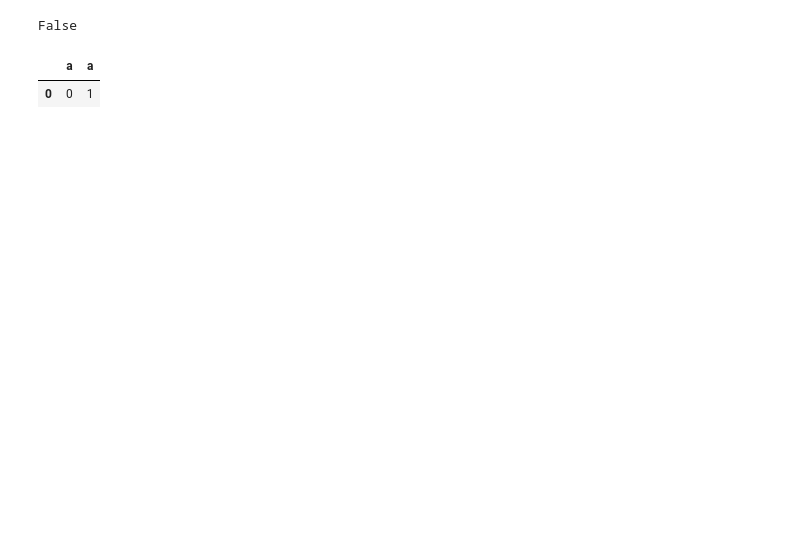
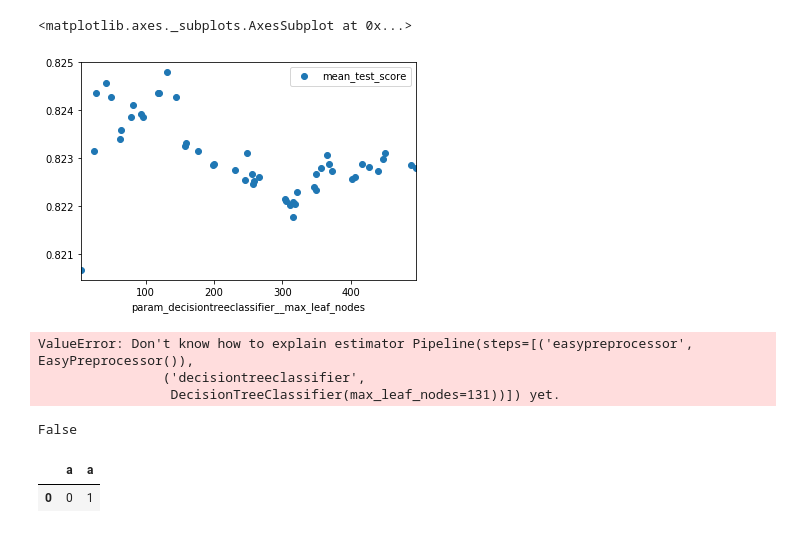
Before and after one commit to dabl/dabl, a Jupyter notebook: testing.ipynb, the cells around one changed output. Cells and saved outputs as stored; diff of their text form; code cells hidden in the pictures; blank space fills up the shorter version.

```diff
--- a/testing.ipynb
+++ b/testing.ipynb
@@ -130,0 +208,6 @@ X.shape
+# %%
+sh = RandomSuccessiveHalving(pipe, param_distributions=param_dist, verbose=10)
+# %%
+data = clean(data)
+# %%
+sh.fit(data.drop(target, axis=1), data[target])
@@ -131,3 +311,15 @@ X.shape
+# %%
+pd.DataFrame(sh.cv_results_).plot(x='param_decisiontreeclassifier__max_leaf_nodes', y='mean_test_score', marker='o', linewidth=0)
+# %% [output]
+<matplotlib.axes._subplots.AxesSubplot at 0x...>
+[figure, added]
+# %%
+from dabl.explain import explain
+explain(sh.best_estimator_, feature_names=data.drop(target, axis=1).columns)
+# %% [output]
+ValueError: Don't know how to explain estimator Pipeline(steps=[('easypreprocessor', EasyPreprocessor()),
+                ('decisiontreeclassifier',
+                 DecisionTreeClassifier(max_leaf_nodes=131))]) yet.
 # %%
 from fml.preprocessing import detect_types_dataframe
 detect_types_dataframe(X)
```
Also changed, not shown: parts of 34 cells of this notebook, 8 other files.
